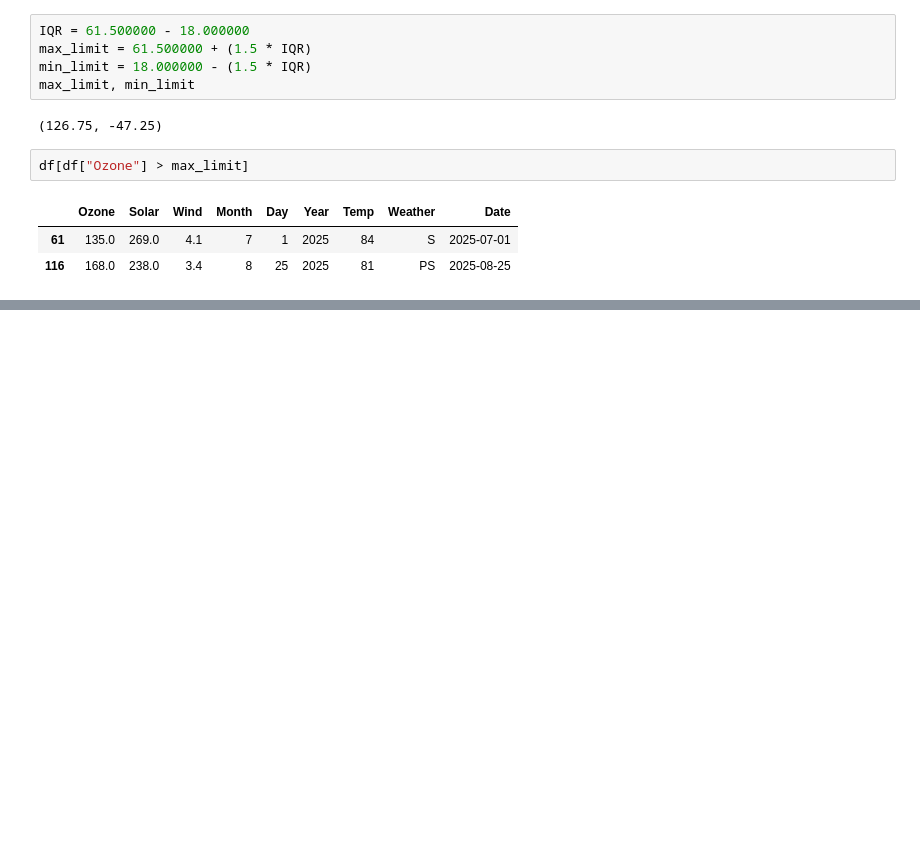
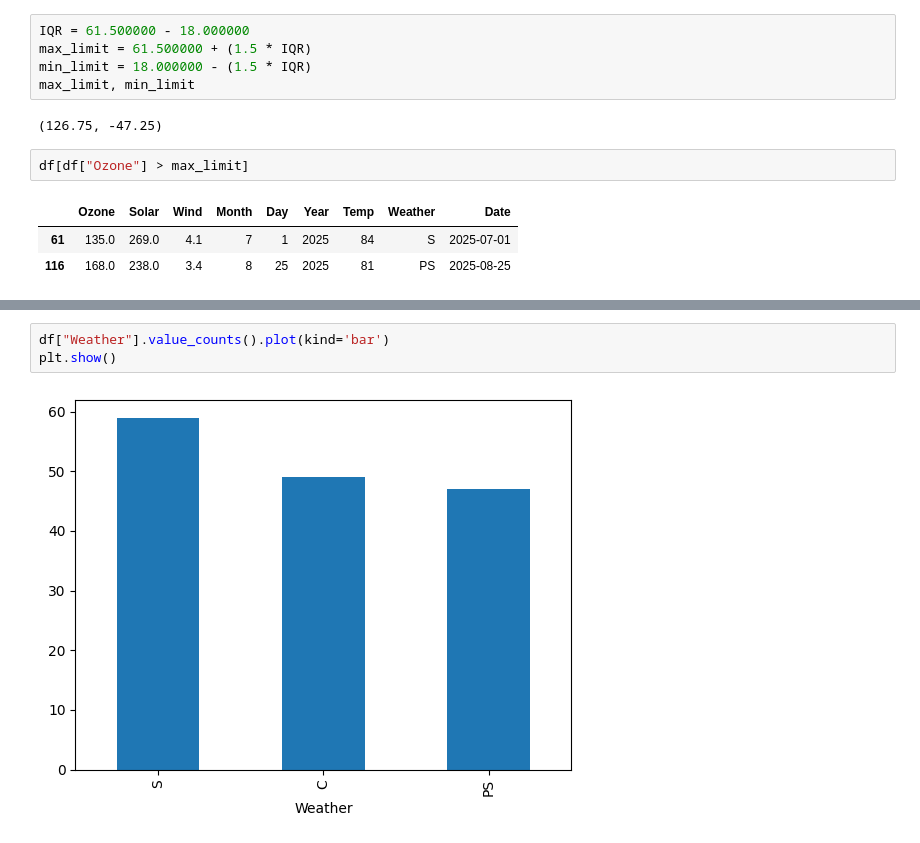
Before and after one commit to suchitra0806/EDA-On-Weather-Dataset, a Jupyter notebook: eda_weather_data.ipynb, the cells around one changed output, grey strips where cells are left out. Saved outputs shown, nothing was run; the diff lists cells and outputs as text; blank space fills up the shorter version.

```diff
--- a/eda_weather_data.ipynb
+++ b/eda_weather_data.ipynb
@@ -275,0 +306,5 @@ df[df["Ozone"] > max_limit]
+# %%
+df["Weather"].value_counts().plot(kind='bar')
+plt.show()
+# %% [output]
+[figure, added]
```
Also changed, not shown: parts of 13 cells of this notebook.
